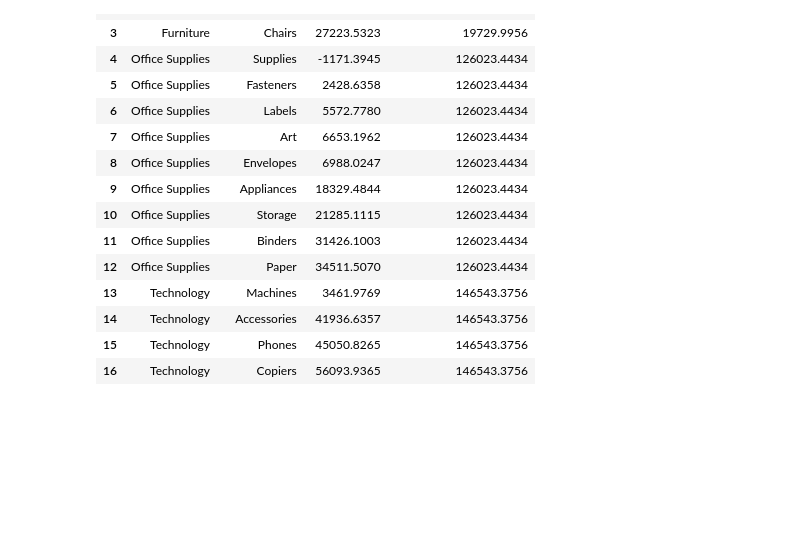
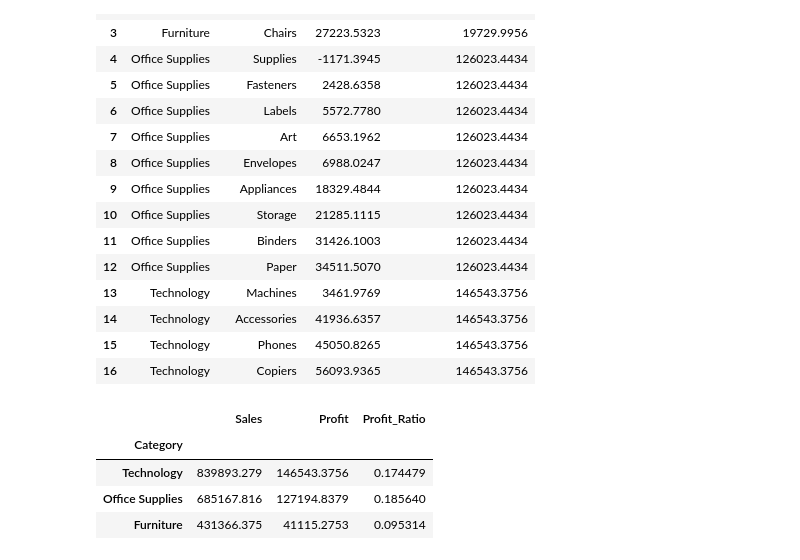
Before and after one commit to chenyulue/figure_friday, a Jupyter notebook: Figure_Friday.ipynb, the cells around one changed output. Drawn from its saved outputs; the diff is of its cells as text; code cells hidden in the pictures; blank space fills up the shorter version.

```diff
--- a/Figure_Friday.ipynb
+++ b/Figure_Friday.ipynb
@@ -226,3 +232,19 @@ fig.update_layout(
 )
 
 fig.show()
+# %%
+df24_wk28_positive_profit = df24_wk28.query(
+    "`Sub-Category`!='Tables'").query(
+        "`Sub-Category`!='Bookcases'").query(
+            "`Sub-Category`!='Supplies'").loc[:, ["Category", "Sales", "Profit"]].groupby(
+    by="Category"
+).sum().sort_values(by="Sales", ascending=False)
+df24_wk28_positive_profit.assign(
+    Profit_Ratio=df24_wk28_positive_profit["Profit"] / df24_wk28_positive_profit["Sales"]
+)
+# %% [output]
+|  | Sales | Profit | Profit_Ratio |
+| Category |  |  |  |
+| Technology | 839893.279 | 146543.3756 | 0.174479 |
+| Office Supplies | 685167.816 | 127194.8379 | 0.185640 |
+| Furniture | 431366.375 | 41115.2753 | 0.095314 |
```
Also changed, not shown: parts of 2 cells of this notebook.
